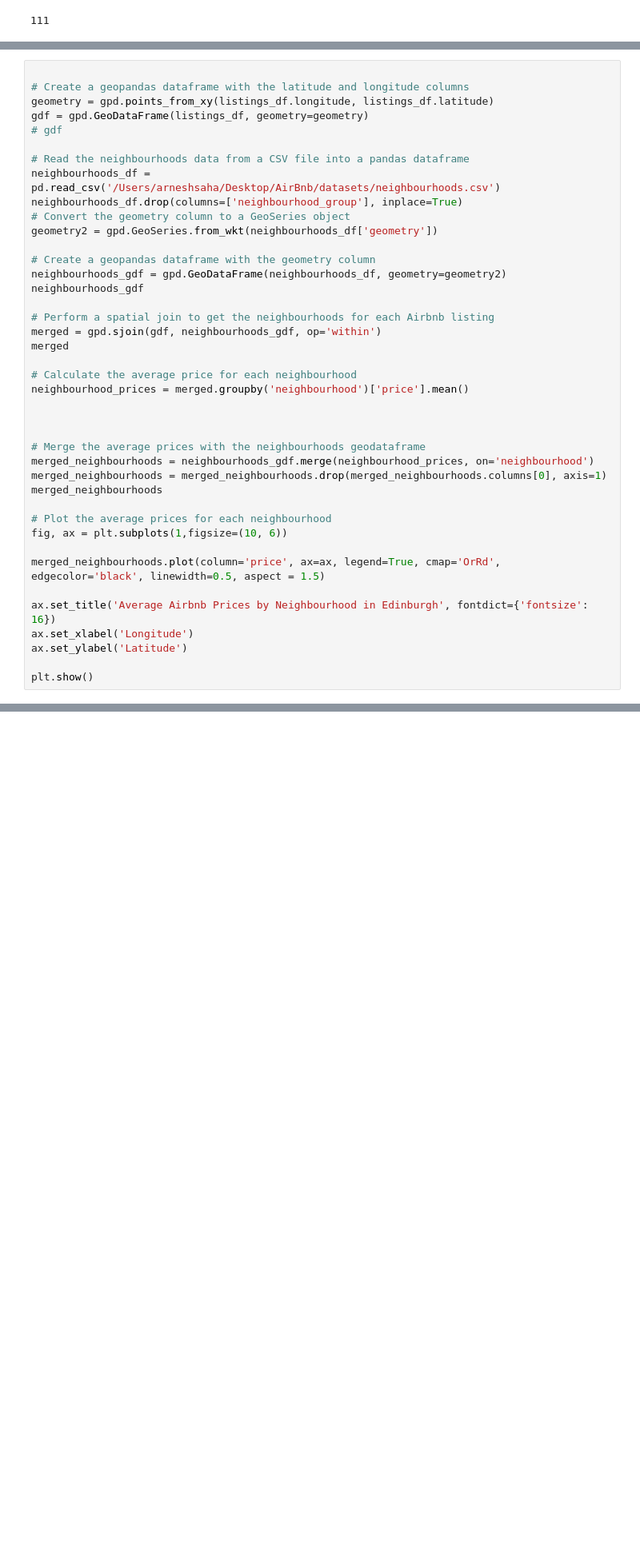
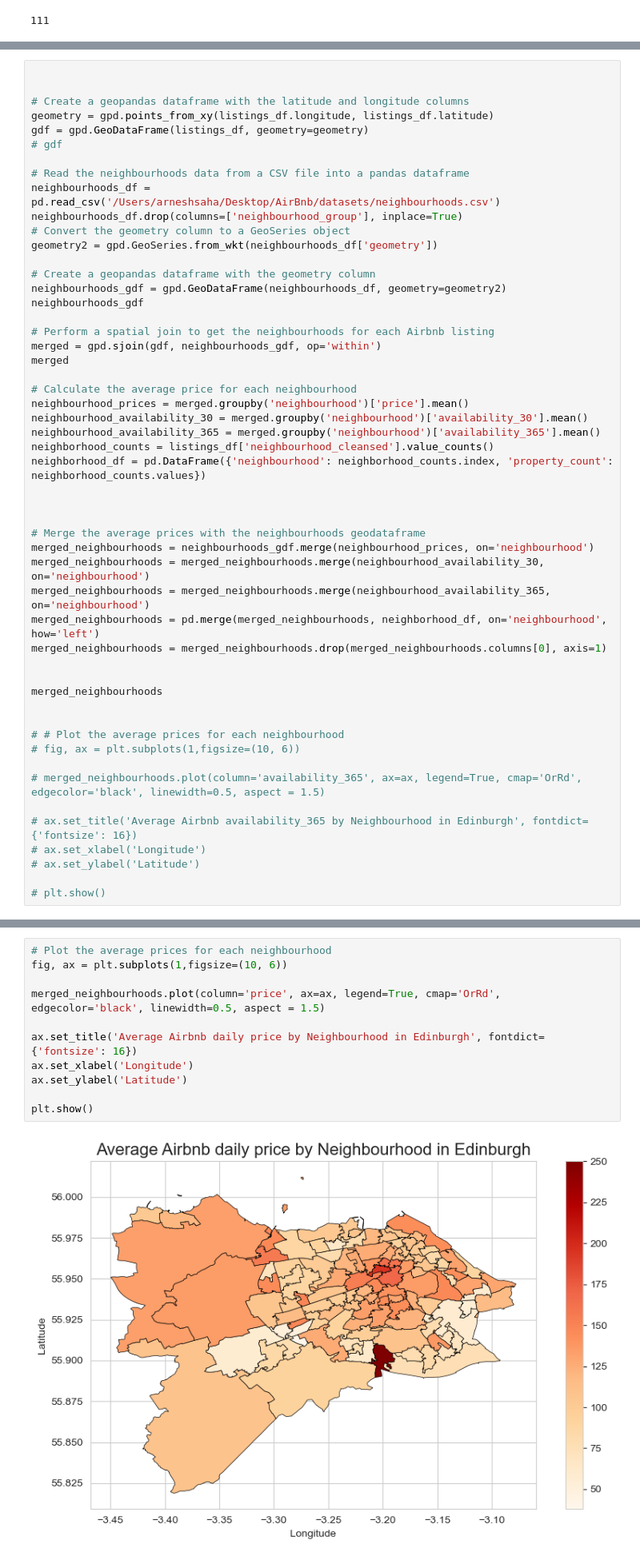
Before and after one commit to Arnesh997/FDS-Airbnb, a Jupyter notebook: main_2 arnesh_nbd1.ipynb, the cells around one changed output, grey strips where cells are left out. Shown at 80% size. Cells and saved outputs as stored; diff of their text form; blank space fills up the shorter version.

Commit message:
Plottings done

```diff
--- a/main_2 arnesh_nbd1.ipynb
+++ b/main_2 arnesh_nbd1.ipynb
@@ -120,4 +120,5 @@ neighbourhoods_gdf.plot()
 # %%
+
 
 # Create a geopandas dataframe with the latitude and longitude columns
 geometry = gpd.points_from_xy(listings_df.longitude, listings_df.latitude)
@@ -140,22 +141,32 @@ merged
 
 # Calculate the average price for each neighbourhood
 neighbourhood_prices = merged.groupby('neighbourhood')['price'].mean()
+neighbourhood_availability_30 = merged.groupby('neighbourhood')['availability_30'].mean()
+neighbourhood_availability_365 = merged.groupby('neighbourhood')['availability_365'].mean()
+neighborhood_counts = listings_df['neighbourhood_cleansed'].value_counts()
+neighborhood_df = pd.DataFrame({'neighbourhood': neighborhood_counts.index, 'property_count': neighborhood_counts.values})
 
 
 
 # Merge the average prices with the neighbourhoods geodataframe
 merged_neighbourhoods = neighbourhoods_gdf.merge(neighbourhood_prices, on='neighbourhood')
+merged_neighbourhoods = merged_neighbourhoods.merge(neighbourhood_availability_30, on='neighbourhood')
+merged_neighbourhoods = merged_neighbourhoods.merge(neighbourhood_availability_365, on='neighbourhood')
+merged_neighbourhoods = pd.merge(merged_neighbourhoods, neighborhood_df, on='neighbourhood', how='left')
 merged_neighbourhoods = merged_neighbourhoods.drop(merged_neighbourhoods.columns[0], axis=1)
+
+
 merged_neighbourhoods
 
-# Plot the average prices for each neighbourhood
-fig, ax = plt.subplots(1,figsize=(10, 6))
 
-merged_neighbourhoods.plot(column='price', ax=ax, legend=True, cmap='OrRd', edgecolor='black', linewidth=0.5, aspect = 1.5)
+# # Plot the average prices for each neighbourhood
+# fig, ax = plt.subplots(1,figsize=(10, 6))
 
-ax.set_title('Average Airbnb Prices by Neighbourhood in Edinburgh', fontdict={'fontsize': 16})
-ax.set_xlabel('Longitude')
-ax.set_ylabel('Latitude')
+# merged_neighbourhoods.plot(column='availability_365', ax=ax, legend=True, cmap='OrRd', edgecolor='black', linewidth=0.5, aspect = 1.5)
 
-plt.show()
+# ax.set_title('Average Airbnb availability_365 by Neighbourhood in Edinburgh', fontdict={'fontsize': 16})
+# ax.set_xlabel('Longitude')
+# ax.set_ylabel('Latitude')
+
+# plt.show()
 # %% [output]
@@ -254,0 +188,13 @@ Text(88.71623148883445, 0.5, 'Latitude')
+# %%
+# Plot the average prices for each neighbourhood
+fig, ax = plt.subplots(1,figsize=(10, 6))
+
+merged_neighbourhoods.plot(column='price', ax=ax, legend=True, cmap='OrRd', edgecolor='black', linewidth=0.5, aspect = 1.5)
+
+ax.set_title('Average Airbnb daily price by Neighbourhood in Edinburgh', fontdict={'fontsize': 16})
+ax.set_xlabel('Longitude')
+ax.set_ylabel('Latitude')
+
+plt.show()
+# %% [output]
+[figure, added]
```
Also changed, not shown: parts of 14 cells of this notebook.
